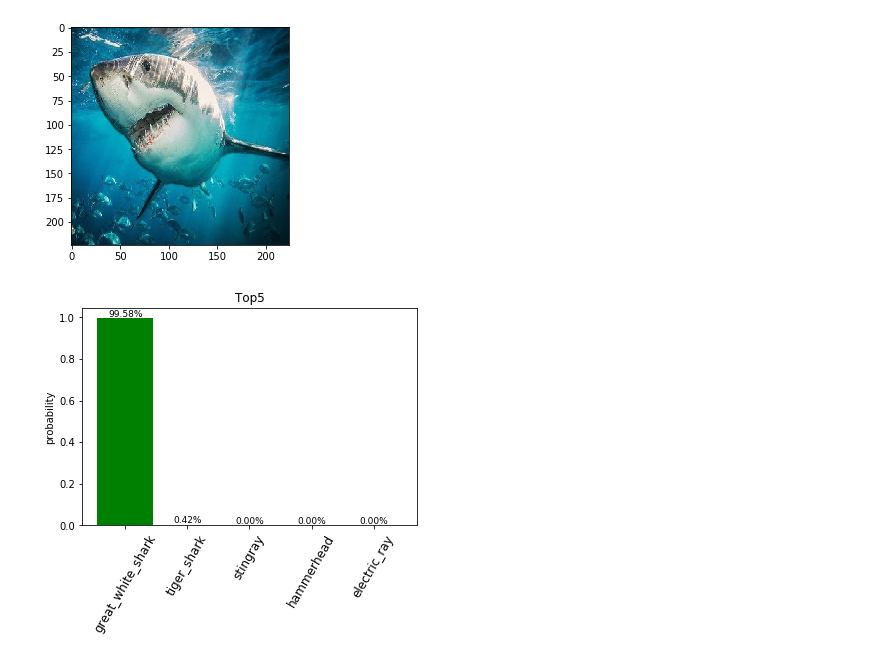
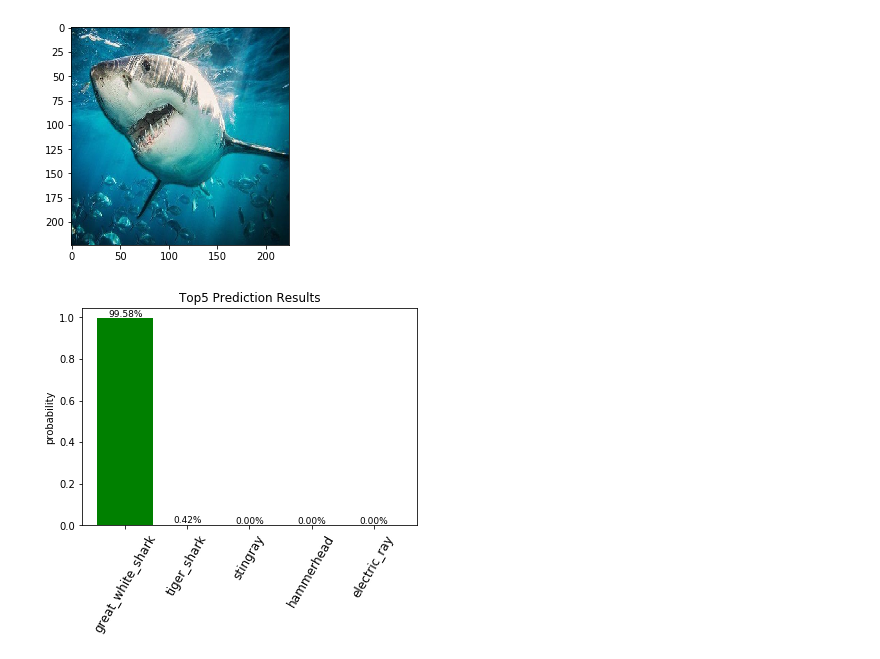
Before and after one commit to cylin1123/Tensorflow, a Jupyter notebook: CNN_VGG16.ipynb, the cells around one changed output. Saved outputs shown, nothing was run; the diff lists cells and outputs as text; code cells hidden in the pictures.

```diff
--- a/CNN_VGG16.ipynb
+++ b/CNN_VGG16.ipynb
@@ -60,32 +60,29 @@ pred=decode_predictions(features, top=5)[0]
 # %%
 def percent(value):
     return '%.2f%%' % (value * 100)
 
 #整理預測結果及數值
 values = []
 label = []
 for elem in pred:
     values.append(elem[2])
     label.append(elem[1])
 
 
-fig=plt.figure(u"Top5 Prediction Results ")
+fig=plt.figure(u"Top5 Prediction Results")
 ax = fig.add_subplot(111)
 ax.bar(range(len(values)), values, tick_label=label, width=0.9, fc='g')
 ax.set_ylabel(u'probability')
-ax.set_title(u'Top5')
+ax.set_title(u'Top5 Prediction Results')
 for a,b in zip(range(len(values)), values):
     ax.text(a, b, percent(b), ha='center', va = 'bottom', fontsize=9)
 
 plt.xticks(fontsize=12,rotation=60)
 
 fig = plt.gcf()
 plt.show()
-
-name=imgPath[0:-4]+'_pred'
-fig.savefig(name, dpi=200)
 # %% [output]
-[figure, old version]
+[figure, new version]
 # %%
 model.summary()
 # %% [output]
```
Also changed, not shown: parts of 1 cell of this notebook, 1 other file.
